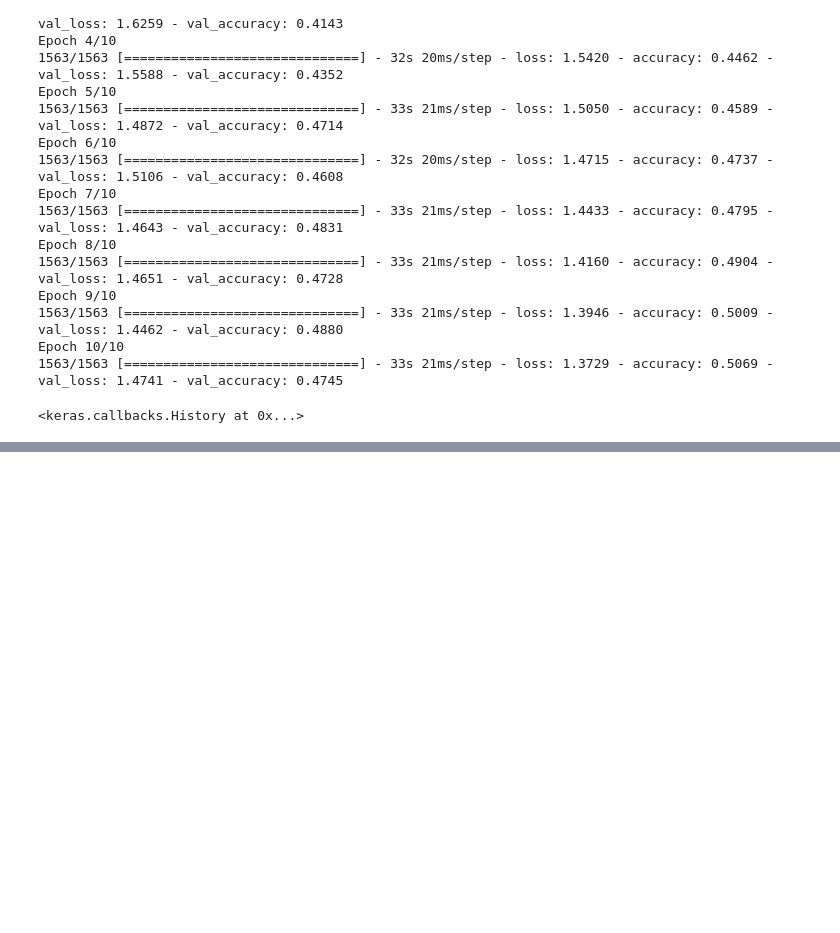
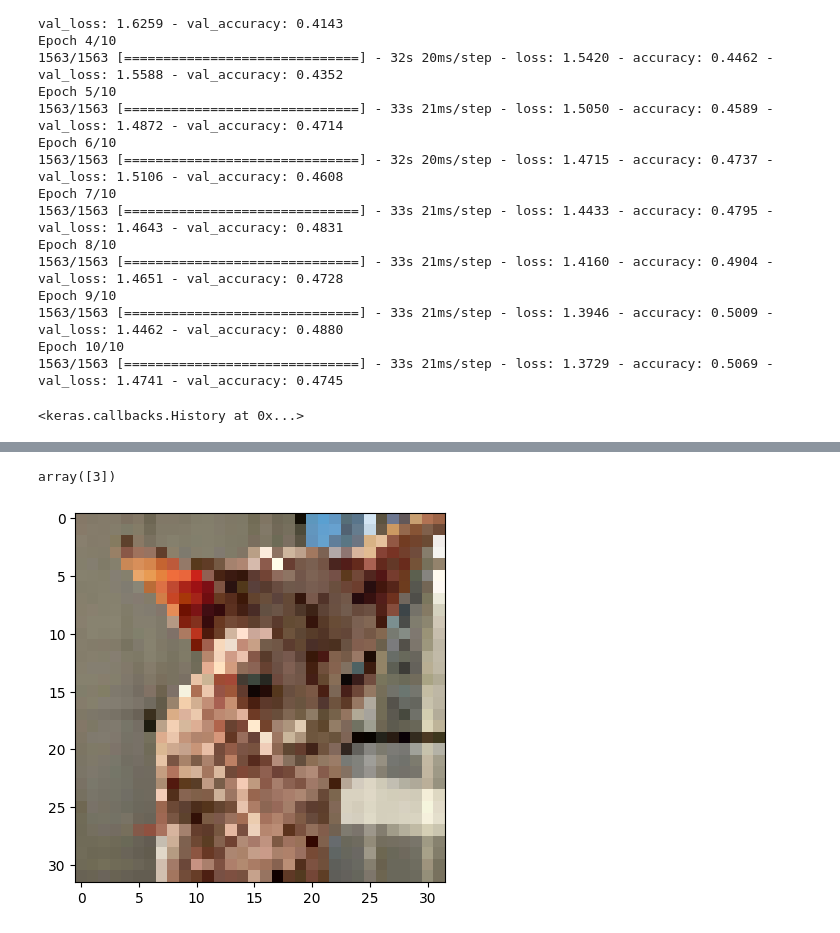
Before and after one commit to TrongHvDev/AI, a Jupyter notebook: Homework_week9/cifa10.ipynb, the cells around one changed output, grey strips where cells are left out. Cells and saved outputs as stored; diff of their text form; code cells hidden in the pictures; blank space fills up the shorter version.

```diff
--- a/Homework_week9/cifa10.ipynb
+++ b/Homework_week9/cifa10.ipynb
@@ -52,3 +60,16 @@ Epoch 9/10
 Epoch 10/10
 1563/1563 [==============================] - 33s 21ms/step - loss: 1.3729 - accuracy: 0.5069 - val_loss: 1.4741 - val_accuracy: 0.4745
 <keras.callbacks.History at 0x...>
+# %%
+from keras.utils import load_img
+from keras.utils.image_utils import img_to_array
+import numpy as np
+
+img = load_img('meo1.jpg', target_size = (32,32))
+plt.imshow(img)
+img = img_to_array(img)
+img = img.reshape(1, 32*32*3)
+img = img.astype('float32')
+img = img / 255
+np.argmax(model.predict(img),axis = -1)
+# %% [output]
@@ -54,0 +77,2 @@ Epoch 10/10
+array([3])
+[figure, added]
```
Also changed, not shown: parts of 4 cells of this notebook.
